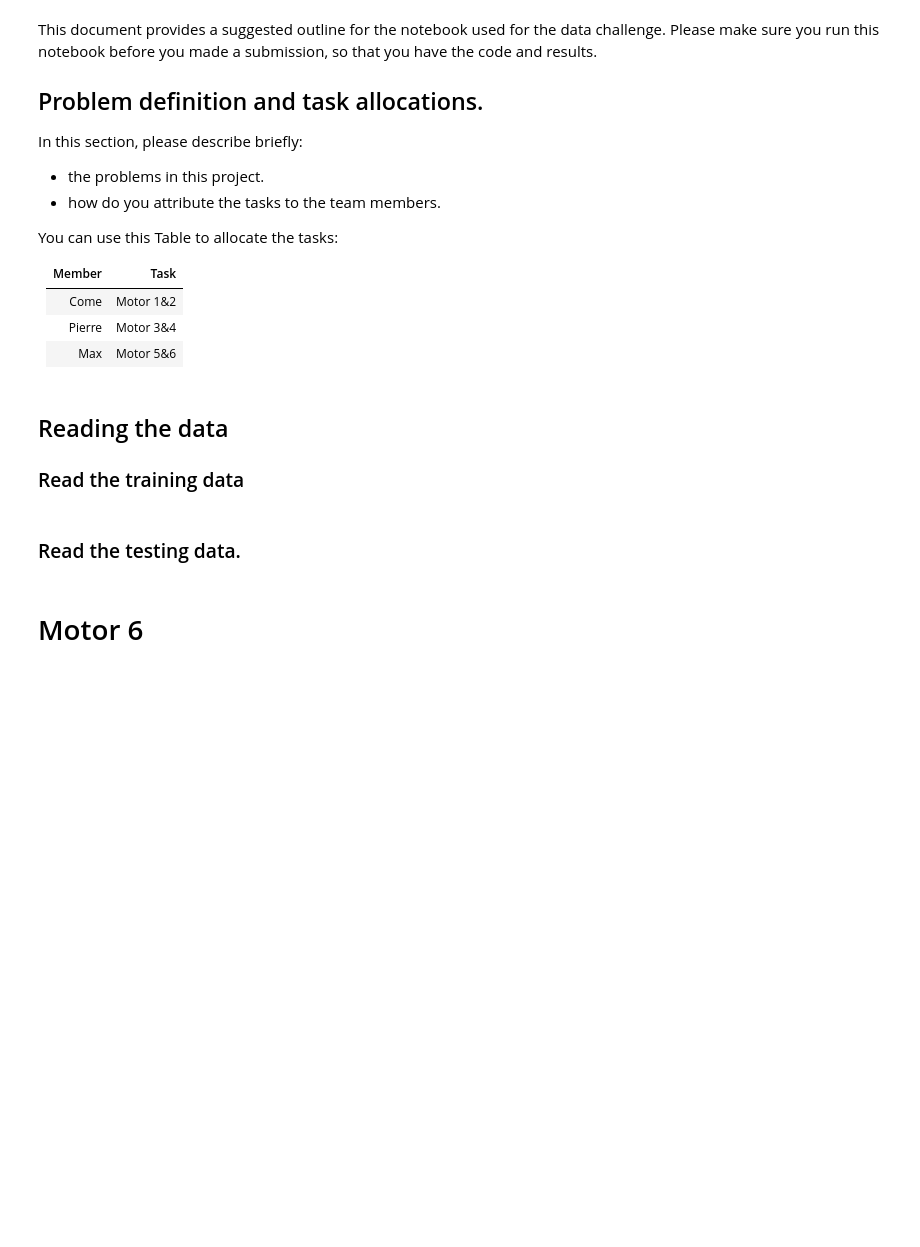
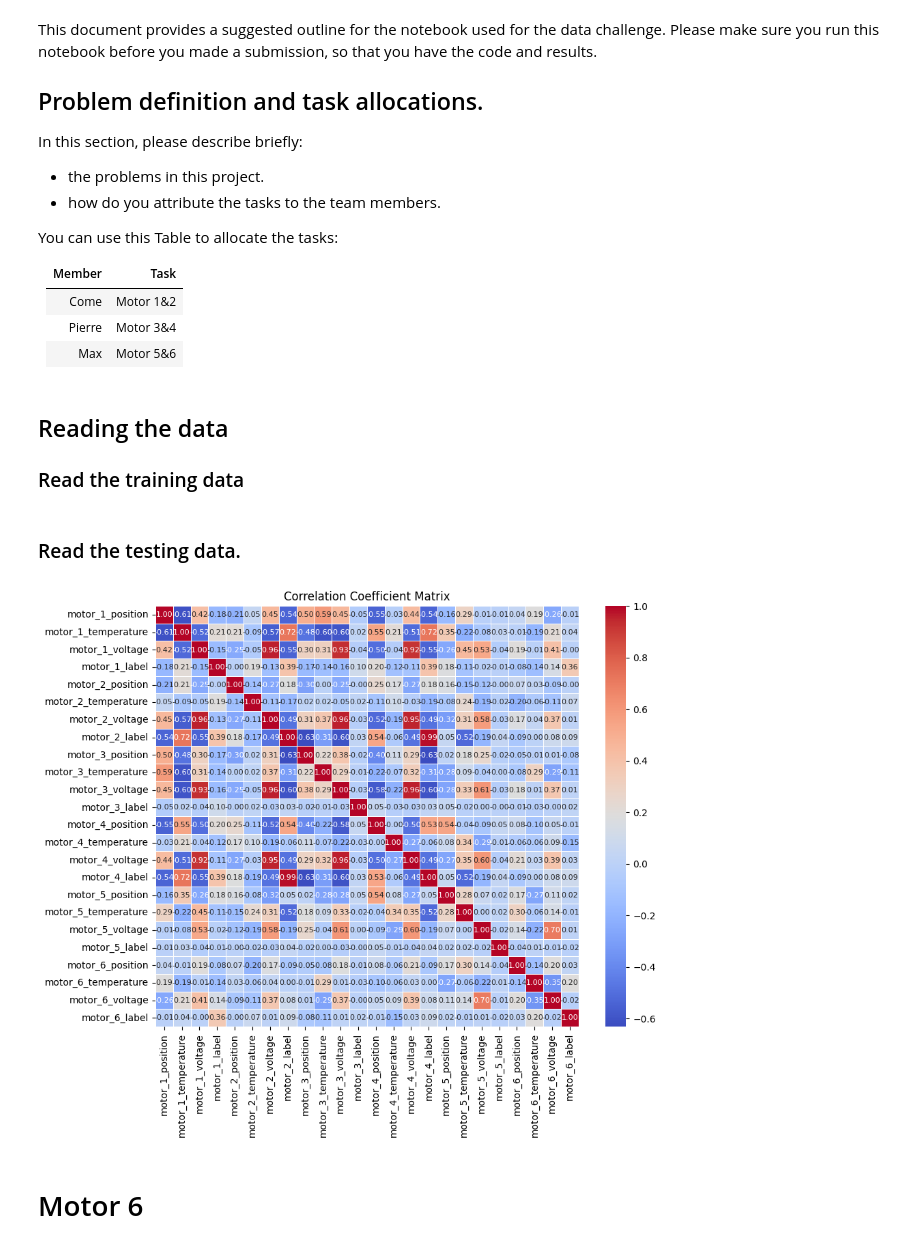
Before and after one commit to comoxx/digital_twin_robot_group2, a Jupyter notebook: DataChallenge/Data_challenge_Pierre.ipynb, the cells around one changed output. Cells and saved outputs as stored; diff of their text form; code cells hidden in the pictures; blank space fills up the shorter version.

```diff
--- a/DataChallenge/Data_challenge_Pierre.ipynb
+++ b/DataChallenge/Data_challenge_Pierre.ipynb
@@ -137,6 +137,26 @@ moving_motor_mixed_train = moving_one_motor_train + moving_motors_sequentially_t
 transfer_goods_test = ["20240527_094865","20240527_100759","20240527_101627"]
 not_moving_test = ['20240527_102436','20240527_102919','20240527_103311']
 moving_one_motor_test = ['20240527_103690','20240527_104247']
+# %%
+import seaborn as sns
+import matplotlib.pyplot as plt
+col_to_plot = [col for col in df_train.columns if ('diff' not in col and 'time' not in col and 'test' not in col)]
+
+df_matrix = df_train.loc[:, col_to_plot]
+
+correlation_matrix = df_matrix.corr()
+
+correlation_matrix.columns = [col[5:] for col in correlation_matrix.columns]
+correlation_matrix.index = [index[5:] for index in correlation_matrix.index]
+
+plt.figure(figsize=(10, 8))
+
+sns.heatmap(correlation_matrix, annot=True, cmap='coolwarm', fmt=".2f", linewidths=0.5, annot_kws={"size": 8})
+
+plt.title('Correlation Coefficient Matrix')
+plt.show()
+# %% [output]
+[figure, added]
 # %% [markdown]
 # Motor 6
 # %%
```
Also changed, not shown: parts of 24 cells of this notebook, 6 other files.
